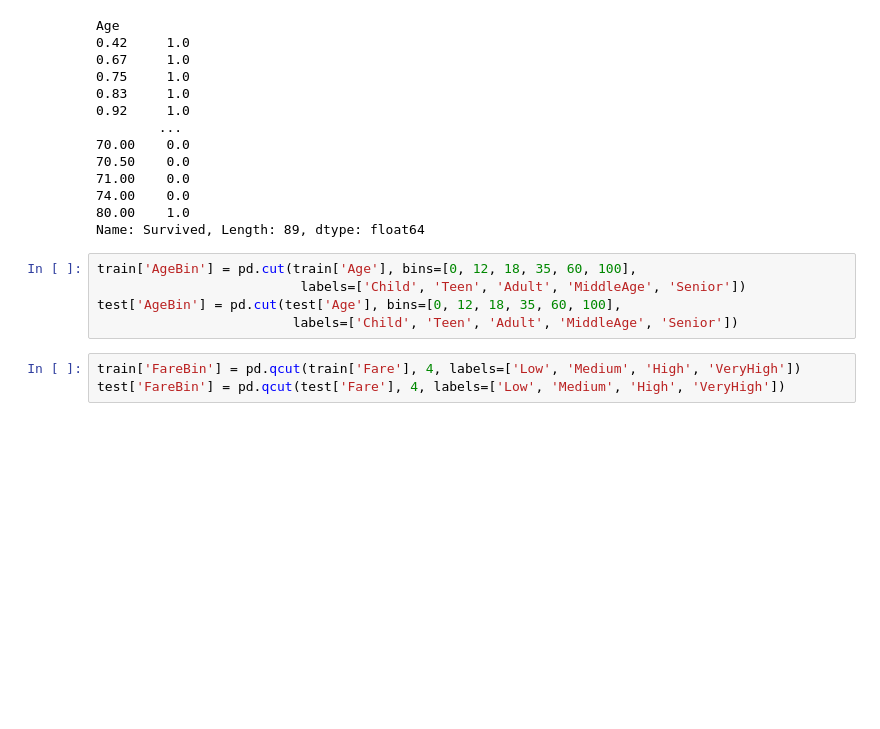
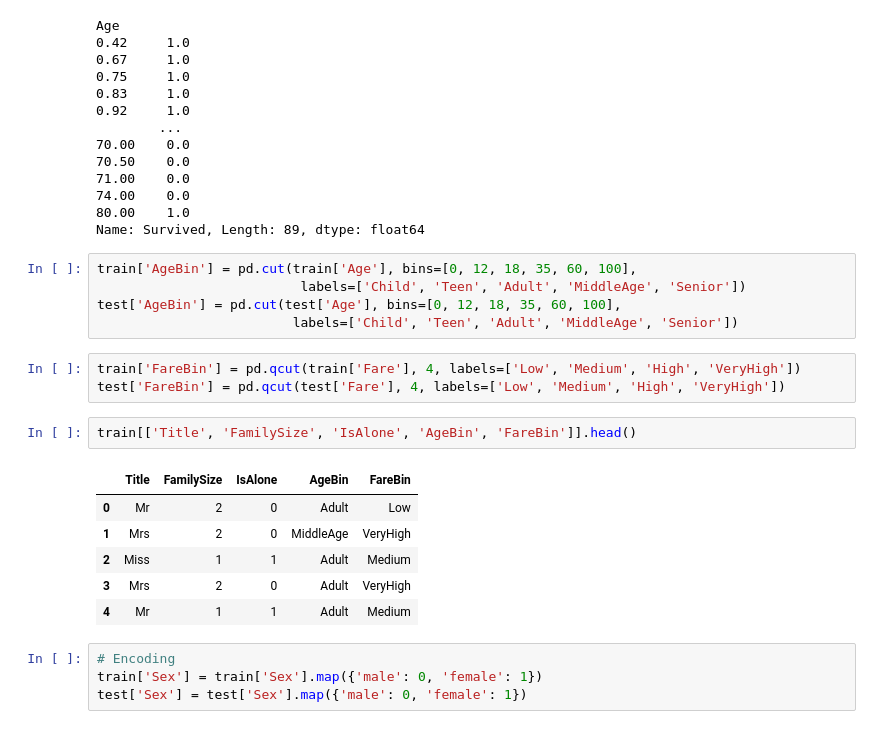
Before and after one commit to satyam-257/Titanic_kaggle_competiton, a Jupyter notebook: Titanic_Kaggle.ipynb, the cells around one changed output. Drawn from its saved outputs; the diff is of its cells as text; blank space fills up the shorter version.

```diff
--- a/Titanic_Kaggle.ipynb
+++ b/Titanic_Kaggle.ipynb
@@ -300,3 +297,16 @@ test['AgeBin'] = pd.cut(test['Age'], bins=[0, 12, 18, 35, 60, 100],
 # %%
 train['FareBin'] = pd.qcut(train['Fare'], 4, labels=['Low', 'Medium', 'High', 'VeryHigh'])
 test['FareBin'] = pd.qcut(test['Fare'], 4, labels=['Low', 'Medium', 'High', 'VeryHigh'])
+# %%
+train[['Title', 'FamilySize', 'IsAlone', 'AgeBin', 'FareBin']].head()
+# %% [output]
+|  | Title | FamilySize | IsAlone | AgeBin | FareBin |
+| 0 | Mr | 2 | 0 | Adult | Low |
+| 1 | Mrs | 2 | 0 | MiddleAge | VeryHigh |
+| 2 | Miss | 1 | 1 | Adult | Medium |
+| 3 | Mrs | 2 | 0 | Adult | VeryHigh |
+| 4 | Mr | 1 | 1 | Adult | Medium |
+# %%
+# Encoding
+train['Sex'] = train['Sex'].map({'male': 0, 'female': 1})
+test['Sex'] = test['Sex'].map({'male': 0, 'female': 1})
```
Also changed, not shown: parts of 10 cells of this notebook.
